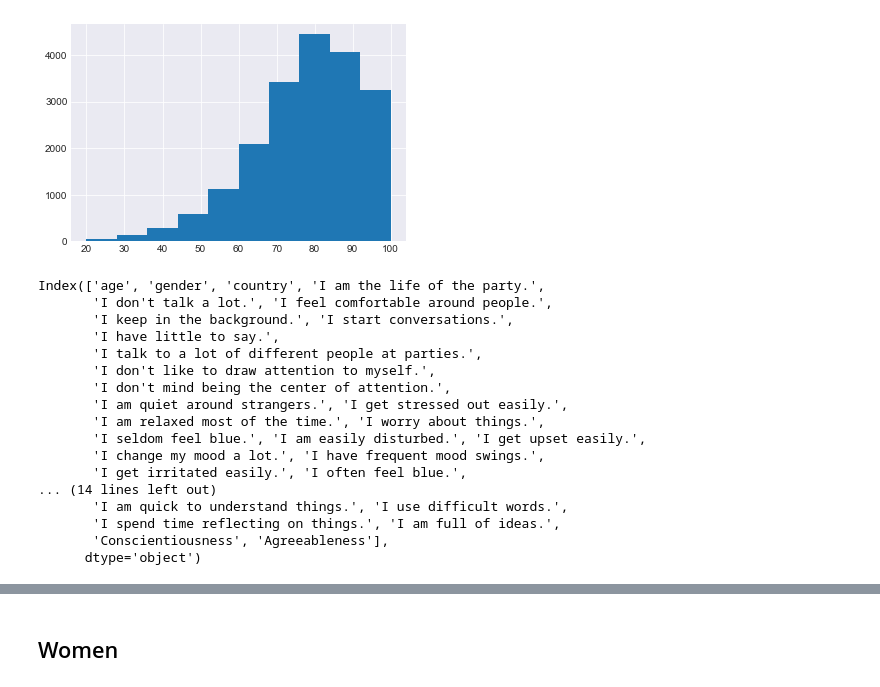
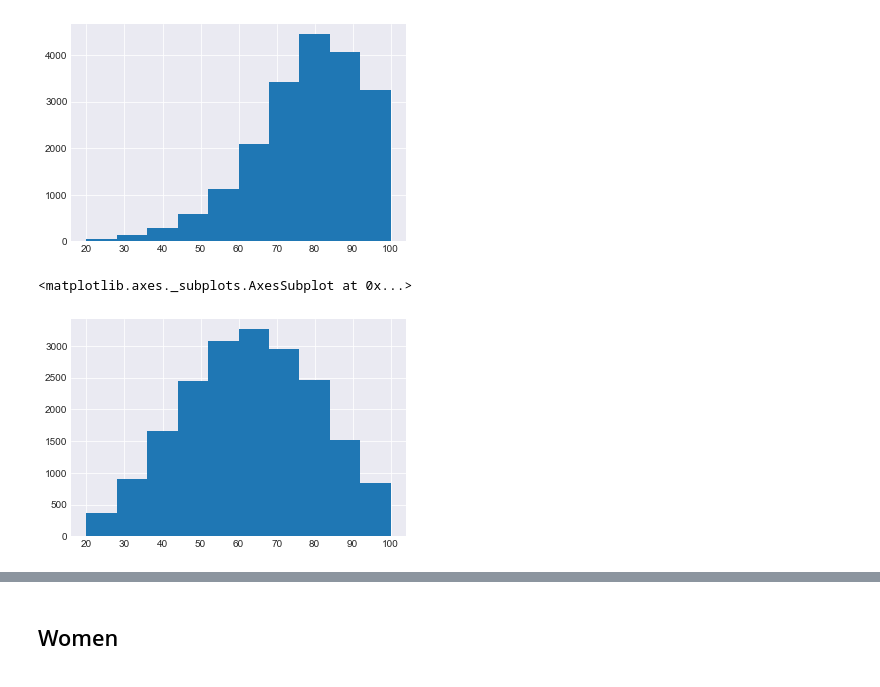
Before and after one commit to vincefav/big-five-age-and-gender, a Jupyter notebook: Big five - Age and gender.ipynb, the cells around one changed output, grey strips where cells are left out. Cells and saved outputs as stored; diff of their text form; code cells hidden in the pictures.

```diff
--- a/Big five - Age and gender.ipynb
+++ b/Big five - Age and gender.ipynb
@@ -89,23 +89,20 @@ data['Agreeableness'].hist()
 # %% [output]
 <matplotlib.axes._subplots.AxesSubplot at 0x...>
 [figure]
-# %%
-data.columns
-# %% [output]
-Index(['age', 'gender', 'country', 'I am the life of the party.',
-       'I don't talk a lot.', 'I feel comfortable around people.',
-       'I keep in the background.', 'I start conversations.',
-       'I have little to say.',
-       'I talk to a lot of different people at parties.',
-       'I don't like to draw attention to myself.',
-       'I don't mind being the center of attention.',
-       'I am quiet around strangers.', 'I get stressed out easily.',
-       'I am relaxed most of the time.', 'I worry about things.',
-       'I seldom feel blue.', 'I am easily disturbed.', 'I get upset easily.',
-       'I change my mood a lot.', 'I have frequent mood swings.',
-       'I get irritated easily.', 'I often feel blue.',
-... (14 lines left out)
-       'I am quick to understand things.', 'I use difficult words.',
-       'I spend time reflecting on things.', 'I am full of ideas.',
-       'Conscientiousness', 'Agreeableness'],
-      dtype='object')
+# %%
+data['Neuroticism'] =\
+(data['I get stressed out easily.'] +
+data['I worry about things.'] +
+data['I am easily disturbed.'] +
+data['I get upset easily.'] +
+data['I change my mood a lot.'] +
+data['I have frequent mood swings.'] +
+data['I get irritated easily.'] +
+data['I often feel blue.'] +
+(6 - data['I am relaxed most of the time.']) +
+(6 - data['I seldom feel blue.']))/.5
+
+data['Neuroticism'].hist()
+# %% [output]
+<matplotlib.axes._subplots.AxesSubplot at 0x...>
+[figure, added]
```
Also changed, not shown: parts of 10 cells of this notebook.
